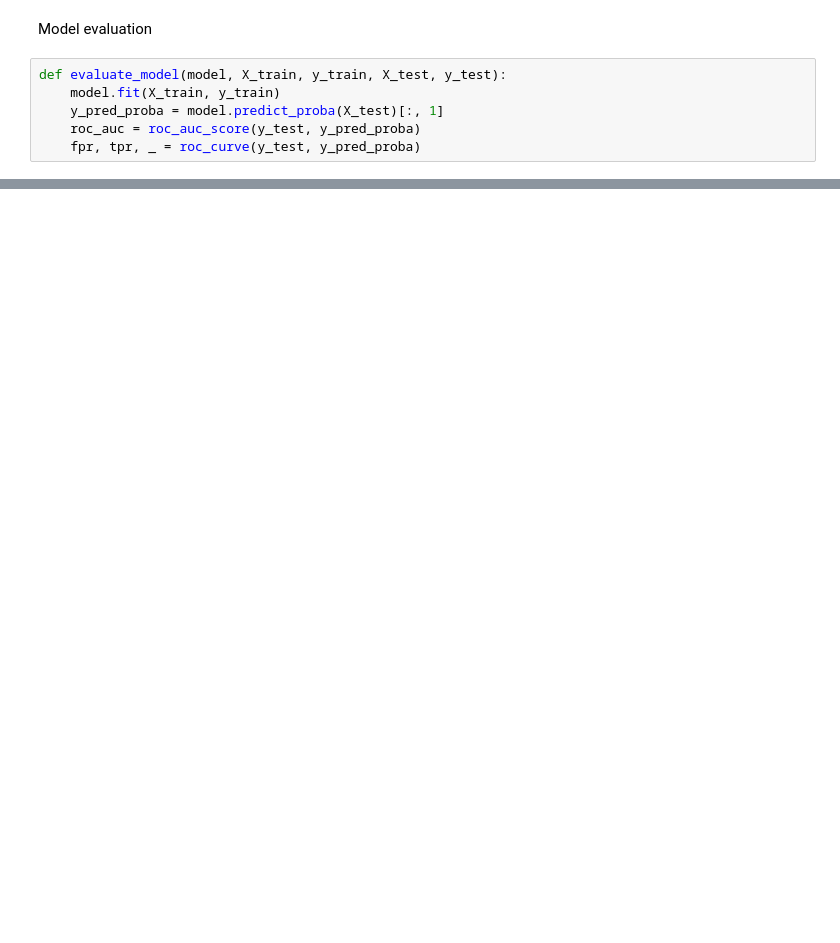
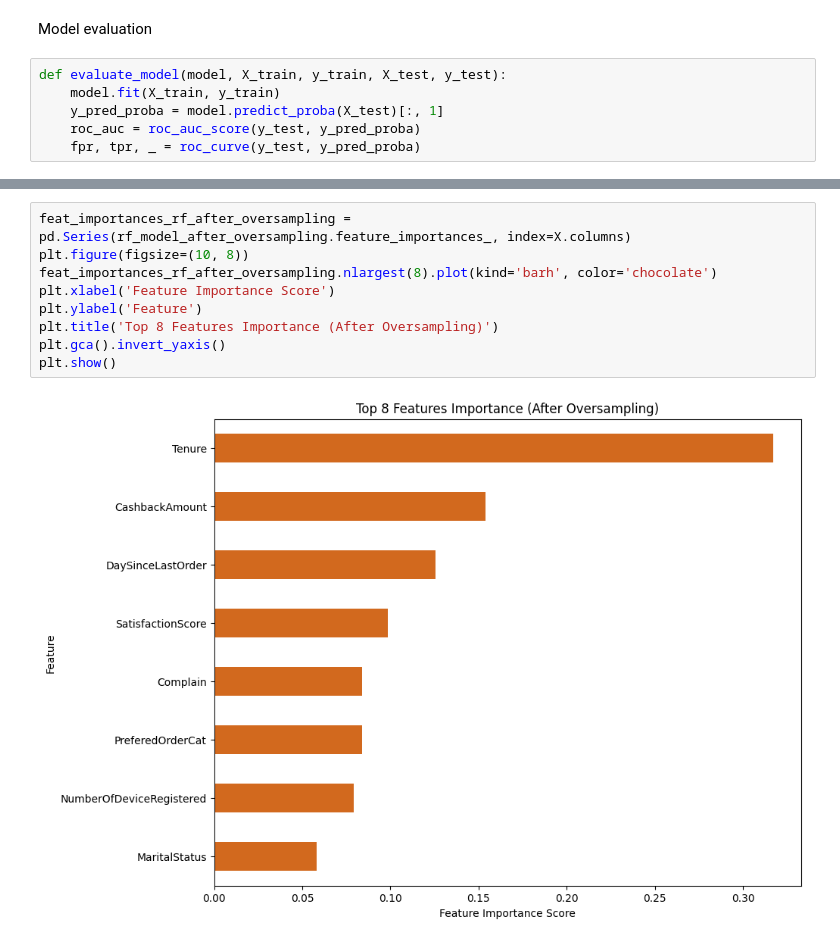
Before and after one commit to CCT-Dublin/capstone-project-riccardopossier, a Jupyter notebook: CA2_RP.ipynb, the cells around one changed output, grey strips where cells are left out. Cells and saved outputs as stored; diff of their text form; blank space fills up the shorter version.

```diff
--- a/CA2_RP.ipynb
+++ b/CA2_RP.ipynb
@@ -726,0 +802,11 @@ Due to the Oversampling of the minority class of the target  variable, we got wo
+# %%
+feat_importances_rf_after_oversampling = pd.Series(rf_model_after_oversampling.feature_importances_, index=X.columns)
+plt.figure(figsize=(10, 8))
+feat_importances_rf_after_oversampling.nlargest(8).plot(kind='barh', color='chocolate')
+plt.xlabel('Feature Importance Score')
+plt.ylabel('Feature')
+plt.title('Top 8 Features Importance (After Oversampling)')
+plt.gca().invert_yaxis()
+plt.show()
+# %% [output]
+[figure, added]
```
Also changed, not shown: parts of 19 cells of this notebook.
